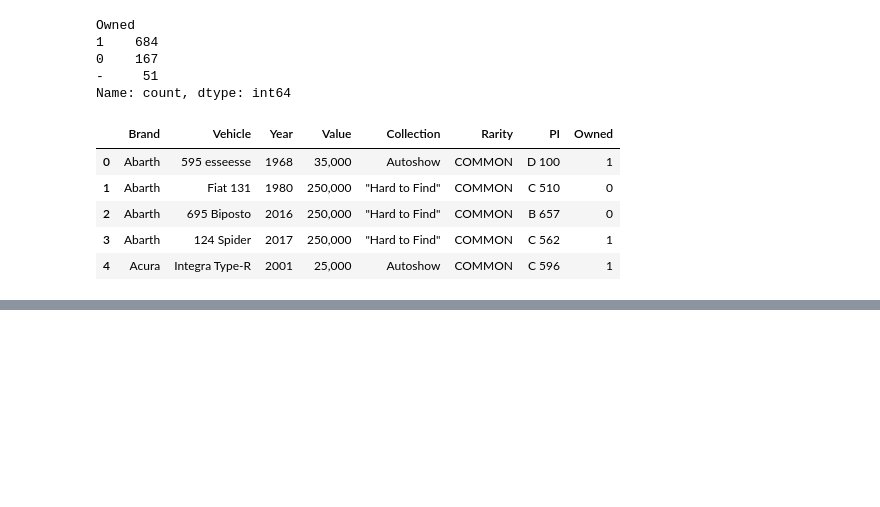
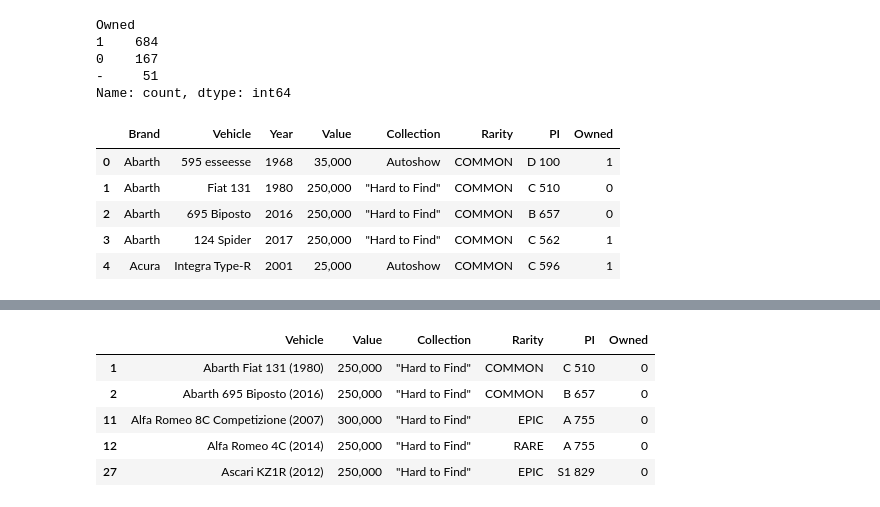
Before and after one commit to iaspidem/fh-cars-list, a Jupyter notebook: fh5-read.ipynb, the cells around one changed output, grey strips where cells are left out. Saved outputs shown, nothing was run; the diff lists cells and outputs as text; code cells hidden in the pictures; blank space fills up the shorter version.

```diff
--- a/fh5-read.ipynb
+++ b/fh5-read.ipynb
@@ -66,0 +99,11 @@ df.head()
+# %%
+columns_to_drop = [0, 2]
+df_save = df_save.drop(df_save.columns[columns_to_drop], axis=1)
+df_save.head()
+# %% [output]
+|  | Vehicle | Value | Collection | Rarity | PI | Owned |
+| 1 | Abarth Fiat 131 (1980) | 250,000 | "Hard to Find" | COMMON | C 510 | 0 |
+| 2 | Abarth 695 Biposto (2016) | 250,000 | "Hard to Find" | COMMON | B 657 | 0 |
+| 11 | Alfa Romeo 8C Competizione (2007) | 300,000 | "Hard to Find" | EPIC | A 755 | 0 |
+| 12 | Alfa Romeo 4C (2014) | 250,000 | "Hard to Find" | RARE | A 755 | 0 |
+| 27 | Ascari KZ1R (2012) | 250,000 | "Hard to Find" | EPIC | S1 829 | 0 |
```
Also changed, not shown: parts of 4 cells of this notebook.
